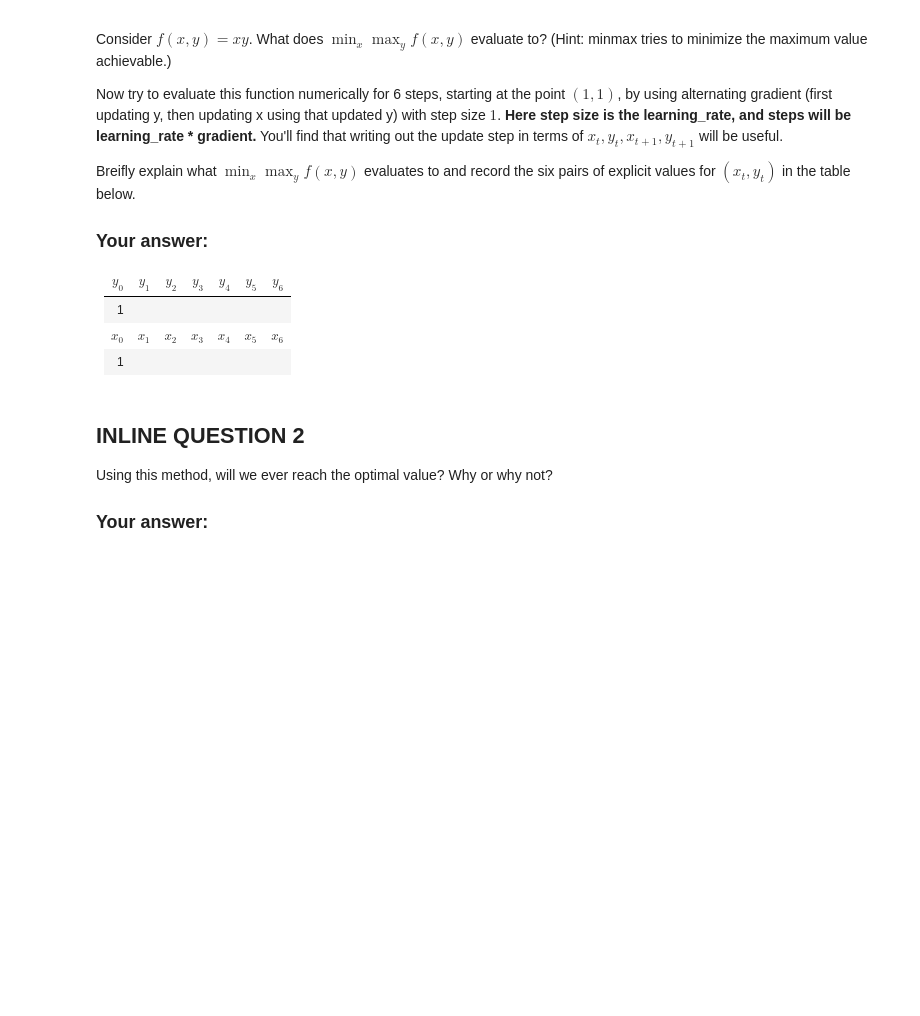
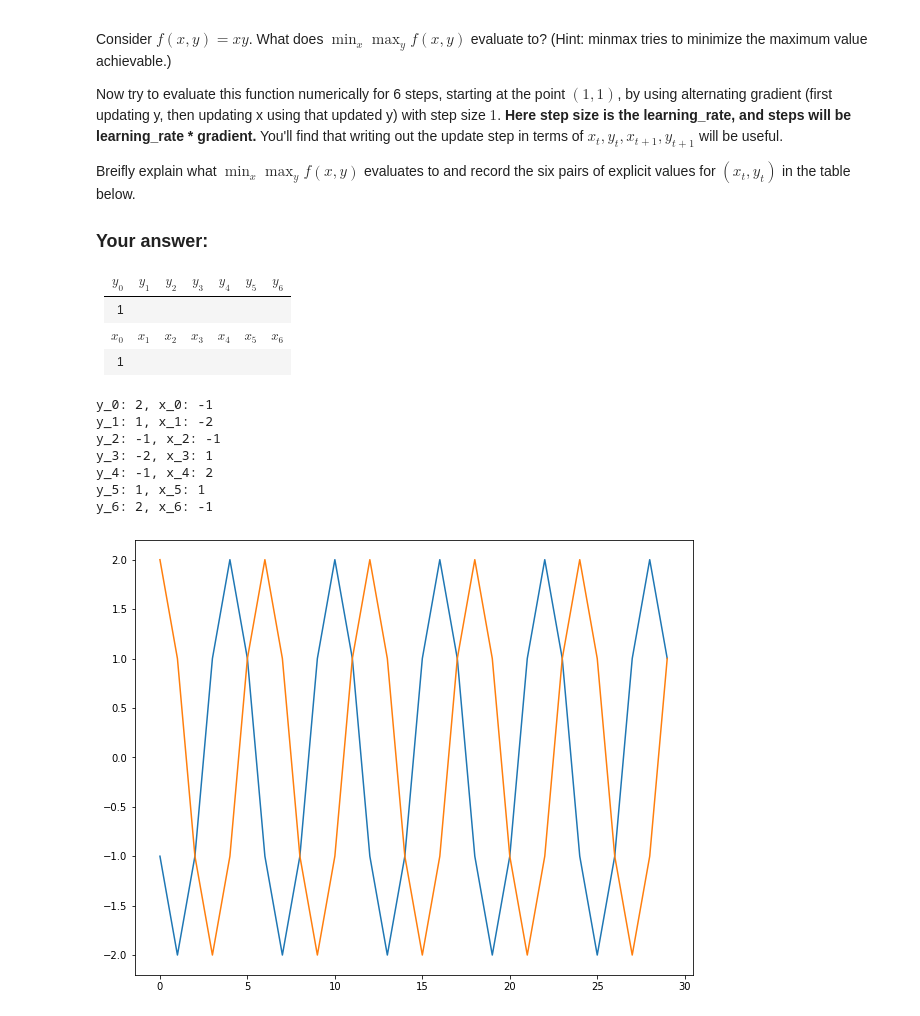
Before and after one commit to Matjaz12/CS231n, a Jupyter notebook: assignment3/Generative_Adversarial_Networks_PyTorch.ipynb, the cells around one changed output. Drawn from its saved outputs; the diff is of its cells as text; code cells hidden in the pictures; blank space fills up the shorter version.

```diff
--- a/assignment3/Generative_Adversarial_Networks_PyTorch.ipynb
+++ b/assignment3/Generative_Adversarial_Networks_PyTorch.ipynb
@@ -490,8 +642,30 @@ Breifly explain what $\min_x\max_y f(x,y)$ evaluates to and record the six pairs
    1   |       |       |       |       |       |
  $x_0$ | $x_1$ | $x_2$ | $x_3$ | $x_4$ | $x_5$ | $x_6$
    1   |       |       |       |       |       |
-# %% [markdown]
-## INLINE QUESTION 2
-Using this method, will we ever reach the optimal value? Why or why not?
-
-### Your answer:
+# %%
+x, y = (1,1)
+
+xs = []
+ys = []
+
+for i in range(6 * 5):
+    y = y + 1 * x
+    x = x - 1 * y
+
+    if i < 7:
+        print(f"y_{i}: {y}, x_{i}: {x}")
+
+    xs.append(x)
+    ys.append(y)
+
+plt.plot(xs);
+plt.plot(ys);
+# %% [output]
+y_0: 2, x_0: -1
+y_1: 1, x_1: -2
+y_2: -1, x_2: -1
+y_3: -2, x_3: 1
+y_4: -1, x_4: 2
+y_5: 1, x_5: 1
+y_6: 2, x_6: -1
+[figure, added]
```
Also changed, not shown: parts of 23 cells of this notebook, 1 other file.
